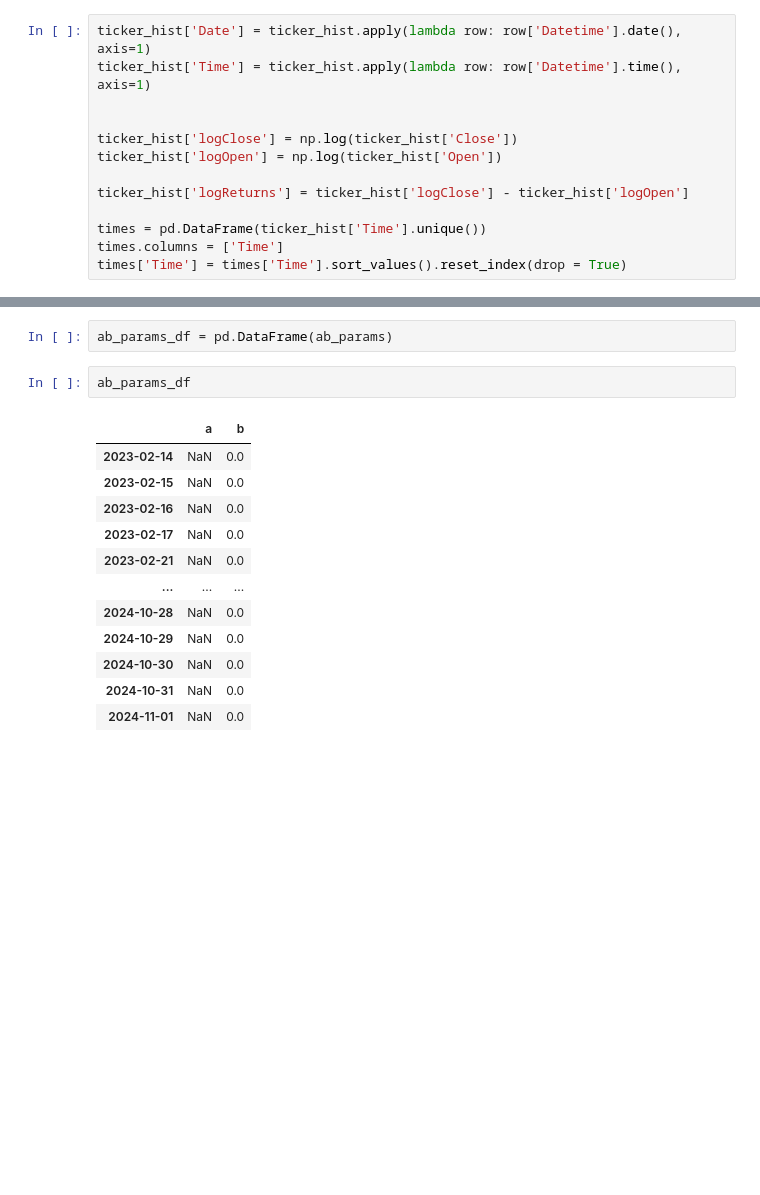
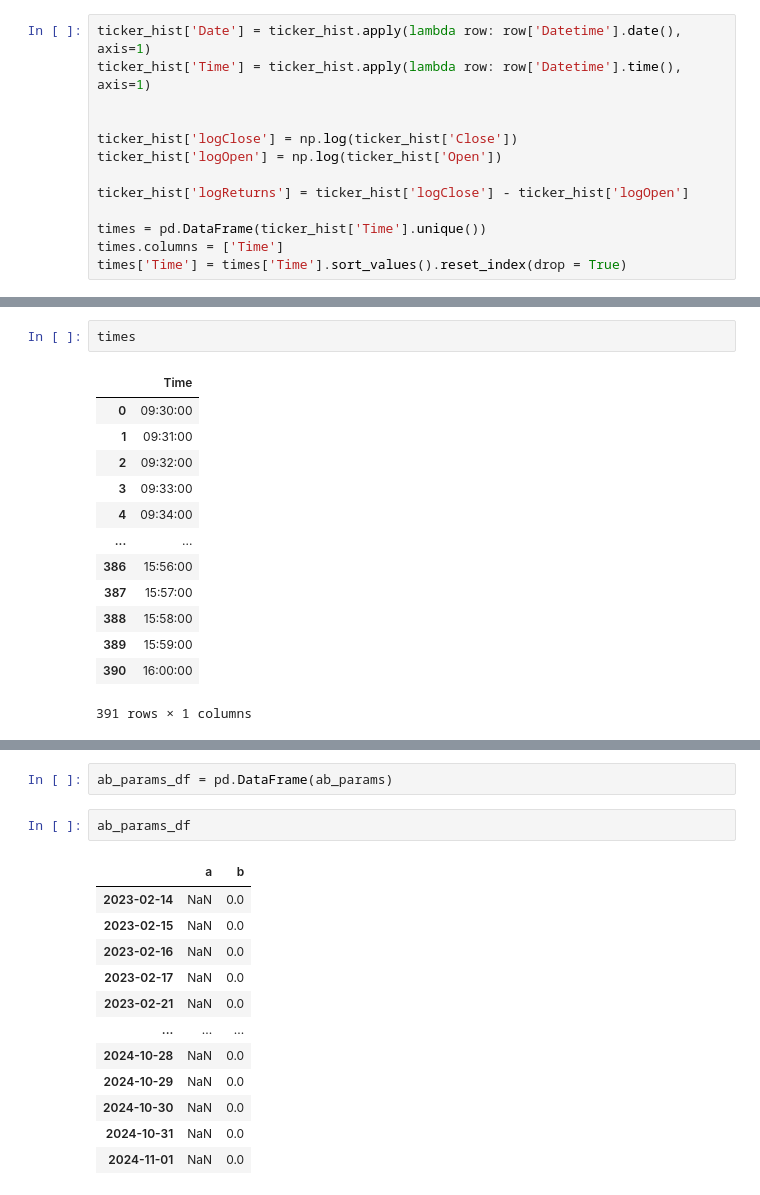
Before and after one commit to sachdved/algo_trading, a Jupyter notebook: Development/Test.ipynb, the cells around one changed output, grey strips where cells are left out. Drawn from its saved outputs; the diff is of its cells as text; blank space fills up the shorter version.

```diff
--- a/Development/2024-11-01_tsla_condor_price_minute.ipynb
+++ b/Development/Test.ipynb
@@ -72,3 +87,19 @@ times['Time'] = times['Time'].sort_values().reset_index(drop = True)
+# %%
+times
+# %% [output]
+|  | Time |
+| 0 | 09:30:00 |
+| 1 | 09:31:00 |
+| 2 | 09:32:00 |
+| 3 | 09:33:00 |
+| 4 | 09:34:00 |
+| ... | ... |
+| 386 | 15:56:00 |
+| 387 | 15:57:00 |
+| 388 | 15:58:00 |
+| 389 | 15:59:00 |
+| 390 | 16:00:00 |
+391 rows × 1 columns
 # %%
 ab_params = {}
 
```
Also changed, not shown: parts of 8 cells of this notebook, 8 other files.
